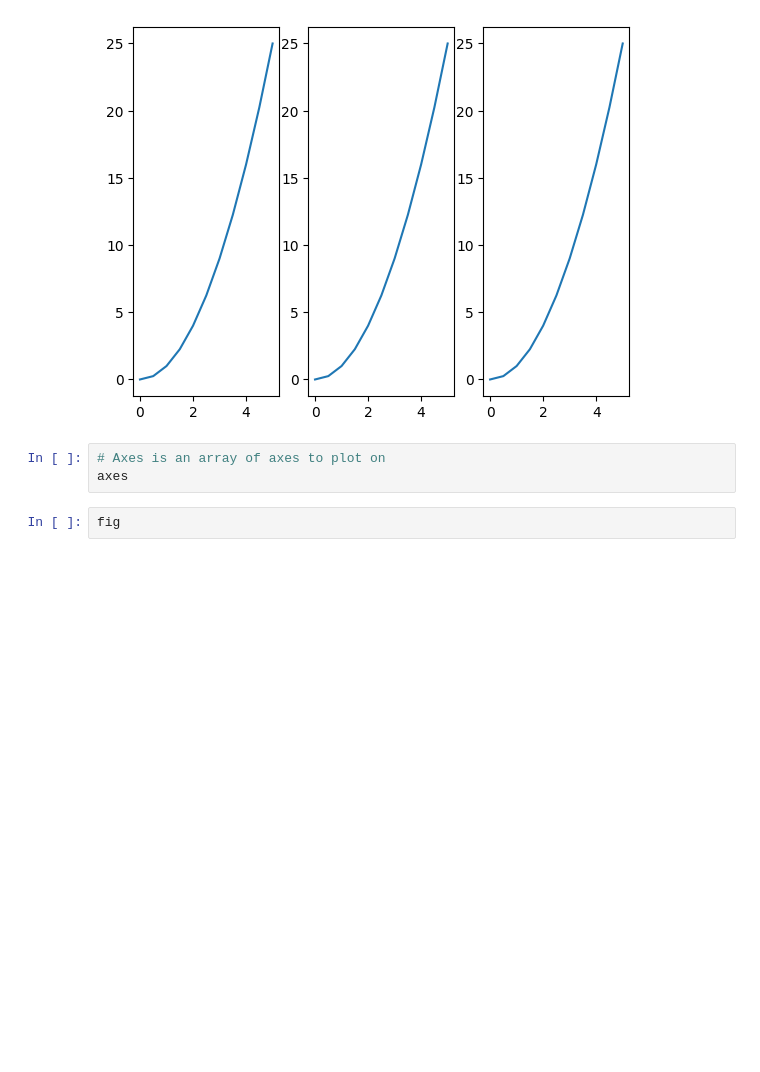
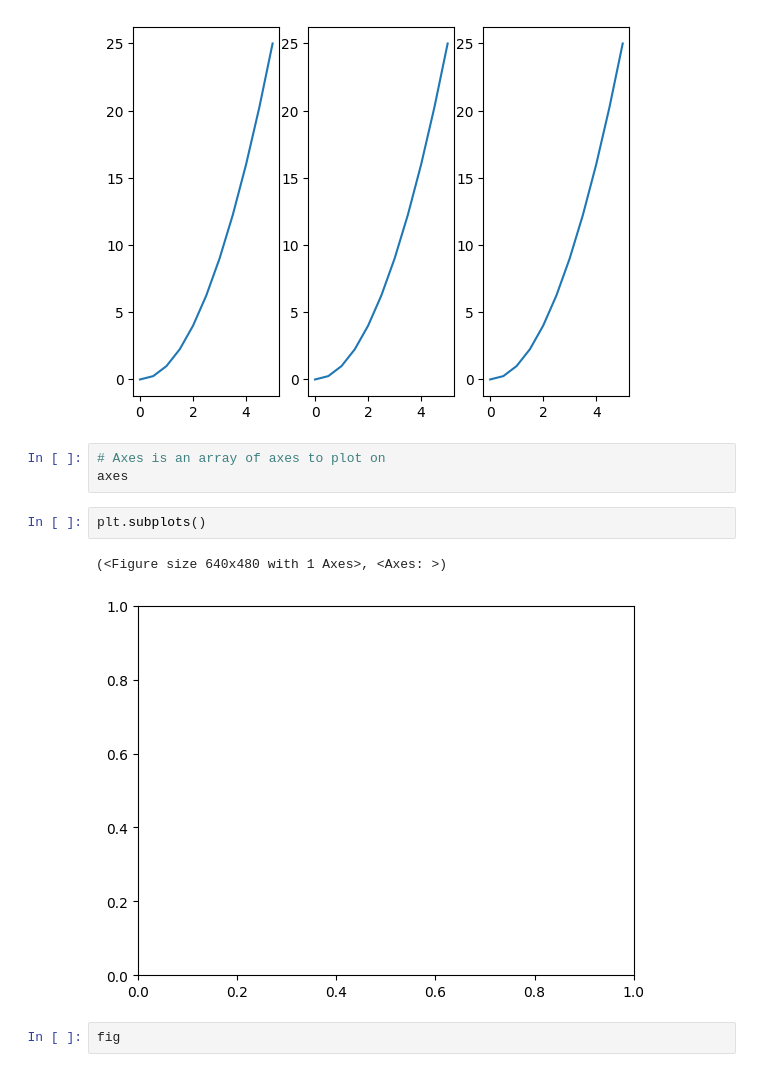
Before and after one commit to Danielcoffee/data_scientist_bootcamp, a Jupyter notebook: 05-Data-Visualization-with-Matplotlib/01-Matplotlib Concepts Lecture.ipynb, the cells around one changed output. Drawn from its saved outputs; the diff is of its cells as text; blank space fills up the shorter version.

```diff
--- a/05-Data-Visualization-with-Matplotlib/01-Matplotlib Concepts Lecture.ipynb
+++ b/05-Data-Visualization-with-Matplotlib/01-Matplotlib Concepts Lecture.ipynb
@@ -191,6 +191,11 @@ for current_ax in axes:
 # %%
 # Axes is an array of axes to plot on
 axes
+# %%
+plt.subplots()
+# %% [output]
+(<Figure size 640x480 with 1 Axes>, <Axes: >)
+[figure, added]
 # %%
 fig
 # %% [output]
```
